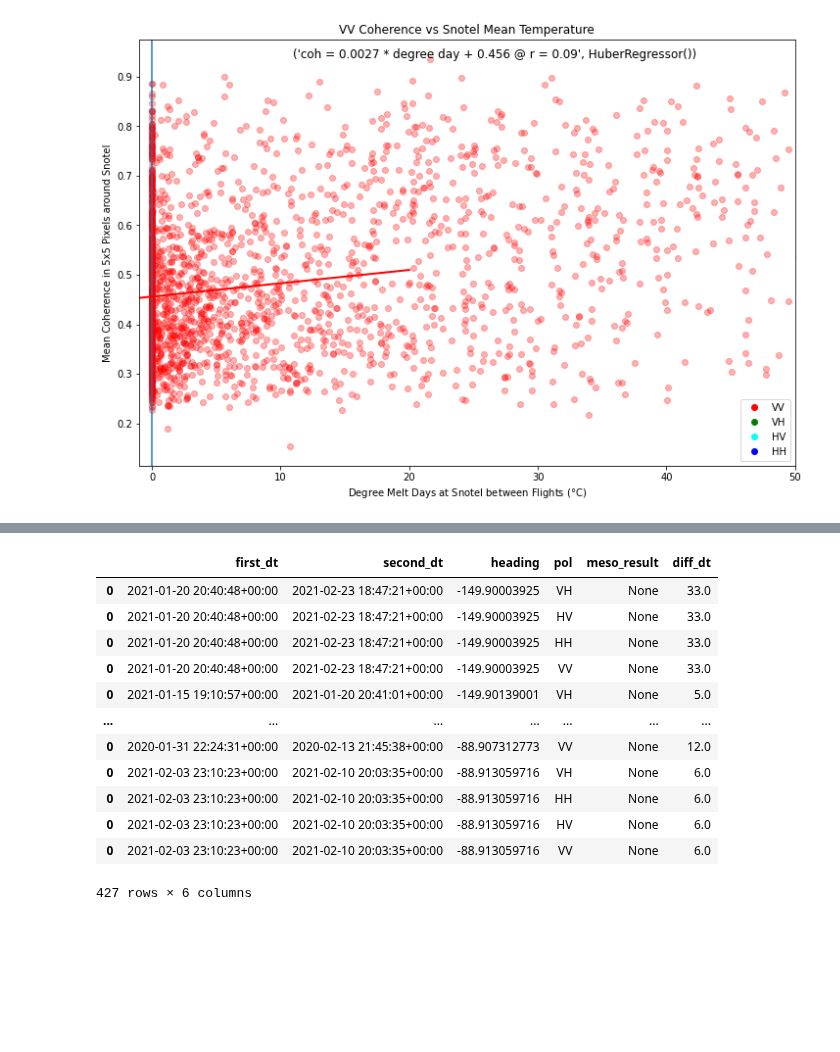
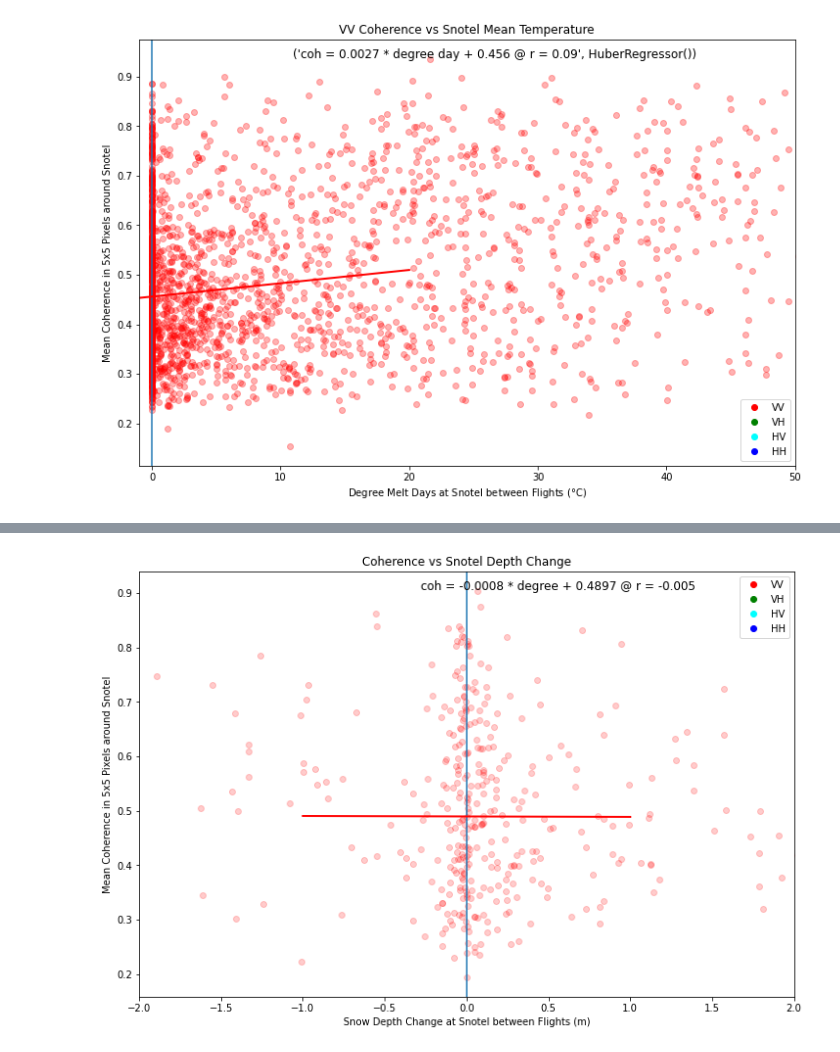
Before and after one commit to ZachHoppinen/uavsar, a Jupyter notebook: src/coherence/coherence_visualization.ipynb, the cells around one changed output, grey strips where cells are left out. Drawn from its saved outputs; the diff is of its cells as text; code cells hidden in the pictures; blank space fills up the shorter version.

```diff
--- a/src/coherence/coherence_visualization.ipynb
+++ b/src/coherence/coherence_visualization.ipynb
@@ -215,16 +257,39 @@ f, ax = plt.subplots(figsize = (12,8))
-# %%
-res
-# %% [output]
-|  | first_dt | second_dt | heading | pol | meso_result | diff_dt |
-| 0 | 2021-01-20 20:40:48+00:00 | 2021-02-23 18:47:21+00:00 | -149.90003925 | VH | None | 33.0 |
-| 0 | 2021-01-20 20:40:48+00:00 | 2021-02-23 18:47:21+00:00 | -149.90003925 | HV | None | 33.0 |
-| 0 | 2021-01-20 20:40:48+00:00 | 2021-02-23 18:47:21+00:00 | -149.90003925 | HH | None | 33.0 |
-| 0 | 2021-01-20 20:40:48+00:00 | 2021-02-23 18:47:21+00:00 | -149.90003925 | VV | None | 33.0 |
-| 0 | 2021-01-15 19:10:57+00:00 | 2021-01-20 20:41:01+00:00 | -149.90139001 | VH | None | 5.0 |
-| ... | ... | ... | ... | ... | ... | ... |
-| 0 | 2020-01-31 22:24:31+00:00 | 2020-02-13 21:45:38+00:00 | -88.907312773 | VV | None | 12.0 |
-| 0 | 2021-02-03 23:10:23+00:00 | 2021-02-10 20:03:35+00:00 | -88.913059716 | VH | None | 6.0 |
-| 0 | 2021-02-03 23:10:23+00:00 | 2021-02-10 20:03:35+00:00 | -88.913059716 | HH | None | 6.0 |
-| 0 | 2021-02-03 23:10:23+00:00 | 2021-02-10 20:03:35+00:00 | -88.913059716 | HV | None | 6.0 |
-| 0 | 2021-02-03 23:10:23+00:00 | 2021-02-10 20:03:35+00:00 | -88.913059716 | VV | None | 6.0 |
-427 rows × 6 columns
+# %%
+with open(expanduser('~/uavsar/results/coherence/coh_snotel_full/res_df'), 'rb') as f:
+    res = pickle.load(f)
+f, ax = plt.subplots(figsize = (12,8))
+x = []
+y = []
+for i,r in res.iterrows():
+    if r.meso_result:
+        for stat in r.meso_result:
+            if r.pol == 'VV':
+                # d_sd = r.meso_result[stat]['delta_sd']
+                d_sd = r.meso_result[stat]['delta_sd']
+                x.append(d_sd)
+                coh = r.meso_result[stat]['snotel_coh_mean']
+                y.append(coh)
+                plt.scatter(d_sd, coh, c = pol_cols[r.pol], alpha = 0.2)
+markers = [plt.Line2D([0,0],[0,0],color=color, marker='o', linestyle='') for color in pol_cols.values()]
+plt.legend(markers, pol_cols.keys(), numpoints=1)
+plt.axvline(0)
+
+x = [i for i in x if i is not np.nan]
+y = [i for i in y if i is not np.nan]
+x = pd.Series(x)
+y = pd.Series(y)
+lm = HuberRegressor().fit(x.values[~np.isnan(x.values)].ravel().reshape(-1, 1), y[~np.isnan(x.values)].values.ravel())
+r = round(lm.score(x.values[~np.isnan(x.values)].ravel().reshape(-1, 1), y[~np.isnan(x.values)].values.ravel()), 3)
+s =  f'coh = {round(lm.coef_[0], 4)} * degree + {round(lm.intercept_, 4)} @ r = {r}'
+plt.text(0.85, 0.98, s, ha='right', va='top', transform=ax.transAxes, fontdict = {'size': 12})
+x, y = lm_line(lm, (-1, 1))
+plt.plot(x,y, color = pol_cols['VV'], linewidth = 2)
+
+plt.xlabel('Snow Depth Change at Snotel between Flights (m)')
+plt.ylabel('Mean Coherence in 5x5 Pixels around Snotel')
+plt.title('Coherence vs Snotel Depth Change')
+plt.xlim(-2,2)
+plt.show()
+# plt.savefig(join(fig_dir, 'temp_mean_coh.png'), dpi = 300)
+# %% [output]
+[figure, added]
```
Also changed, not shown: parts of 3 cells of this notebook, 12 other files.
